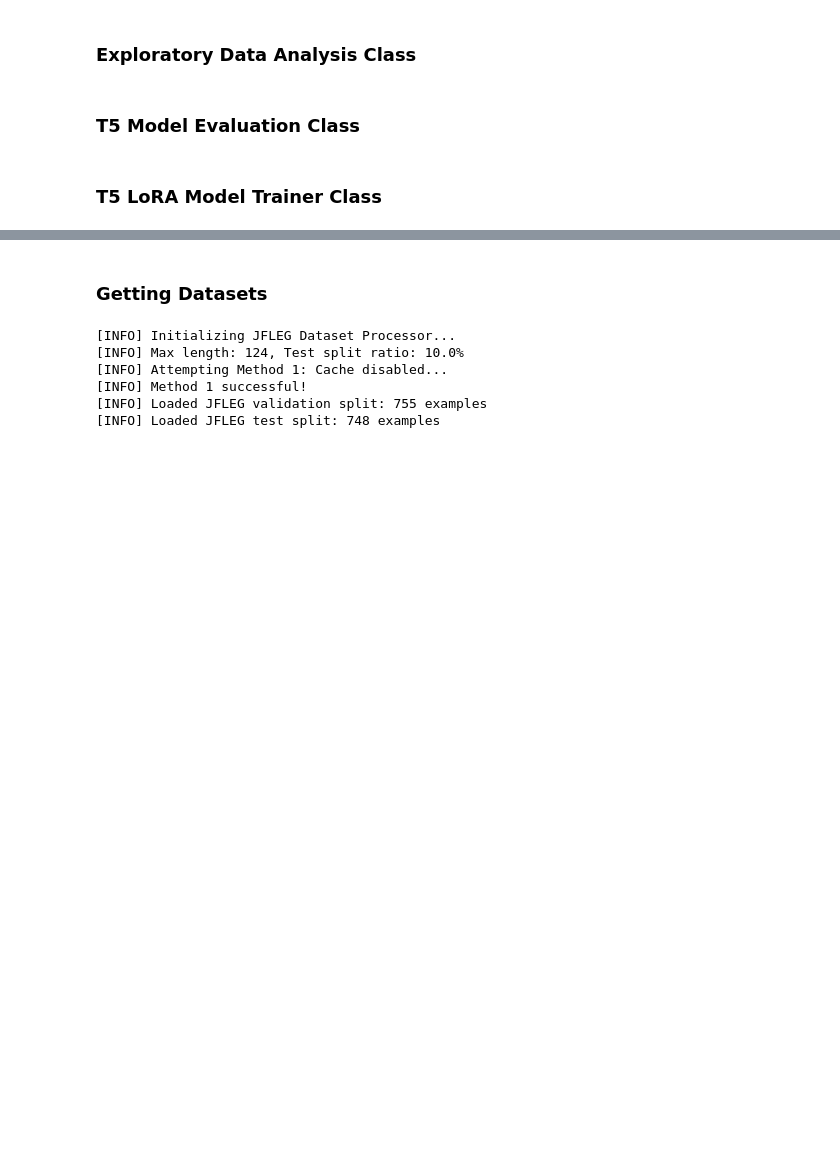
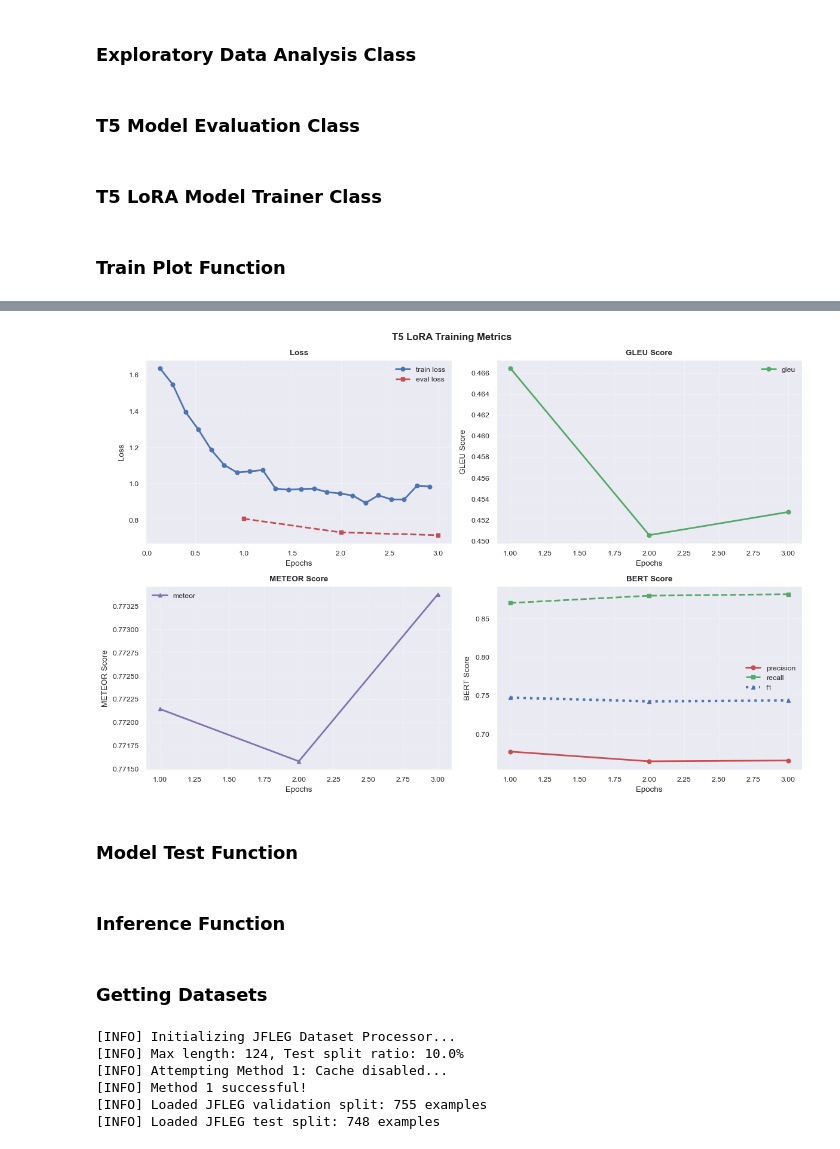
Before and after one commit to Mohitag94/grammar_correction, a Jupyter notebook: grammar_correction_t5_lora.ipynb, the cells around one changed output, grey strips where cells are left out. Drawn from its saved outputs; the diff is of its cells as text; code cells hidden in the pictures; blank space fills up the shorter version.

Commit message:
model test and inference functions

```diff
--- a/grammar_correction_t5_lora.ipynb
+++ b/grammar_correction_t5_lora.ipynb
@@ -2157,3 +2212,5 @@ class T5LoRATrainer:
             f"\t[INFO] Hyperparameters and results saved to: hyperparameters_and_results.json")
 
         return trainer, train_result
+# %% [markdown]
+### Train Plot Function
@@ -2159,0 +2293,4 @@ class T5LoRATrainer:
+# %%
+train_plots(
+    r"D:\MScDataScience\9.Research_Methods\Assignment\Assignment2\Checkpoints\trainer_state.json")
+# %% [output]
@@ -2160,3 +2298,8 @@ class T5LoRATrainer:
+[figure, added]
+# %% [markdown]
+### Model Test Function
+# %% [markdown]
+### Inference Function
 # %% [markdown]
 ### Getting Datasets
 # %%
```
Also changed, not shown: parts of 6 cells of this notebook, 3 other files.
